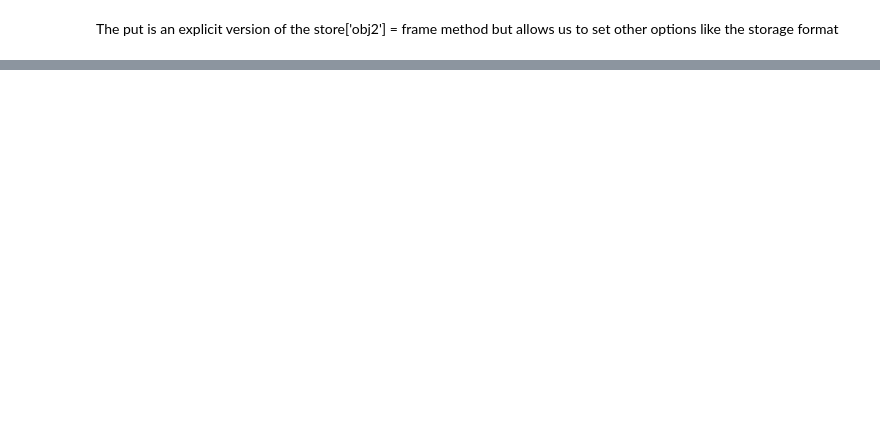
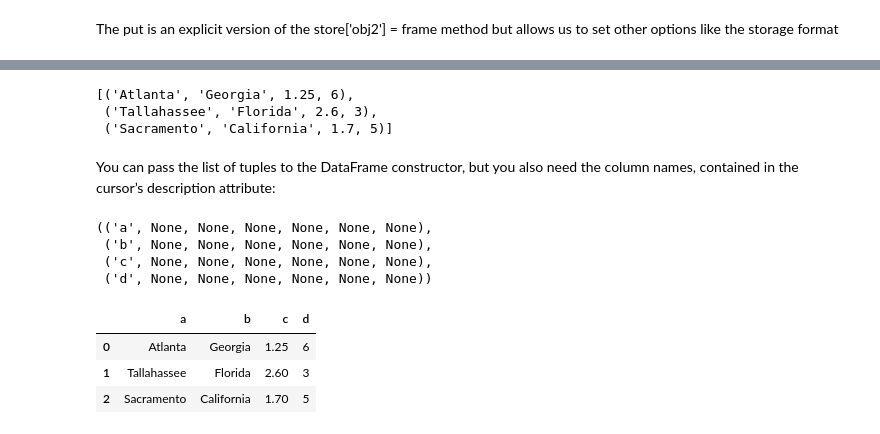
Before and after one commit to lucaslokchan/data-analysis, a Jupyter notebook: Python for Data Analysis/06_Data_Loading_Storage_and_File_Formats.ipynb, the cells around one changed output, grey strips where cells are left out. Cells and saved outputs as stored; diff of their text form; code cells hidden in the pictures; blank space fills up the shorter version.

```diff
--- a/Python for Data Analysis/06_Data_Loading_Storage_and_File_Formats.ipynb
+++ b/Python for Data Analysis/06_Data_Loading_Storage_and_File_Formats.ipynb
@@ -897,0 +1005,2 @@ The put is an explicit version of the store['obj2'] = frame method but allows us
+# %%
+con = sqlite3.connect('mydata.sqlite')
@@ -897,0 +1029,26 @@ The put is an explicit version of the store['obj2'] = frame method but allows us
+# %%
+cursor = con.execute('select * from test')
+# %%
+rows = cursor.fetchall()
+# %%
+rows
+# %% [output]
+[('Atlanta', 'Georgia', 1.25, 6),
+ ('Tallahassee', 'Florida', 2.6, 3),
+ ('Sacramento', 'California', 1.7, 5)]
+# %% [markdown]
+You can pass the list of tuples to the DataFrame constructor, but you also need the column names, contained in the cursor’s description attribute:
+# %%
+cursor.description
+# %% [output]
+(('a', None, None, None, None, None, None),
+ ('b', None, None, None, None, None, None),
+ ('c', None, None, None, None, None, None),
+ ('d', None, None, None, None, None, None))
+# %%
+pd.DataFrame(rows, columns=[x[0] for x in cursor.description])
+# %% [output]
+|  | a | b | c | d |
+| 0 | Atlanta | Georgia | 1.25 | 6 |
+| 1 | Tallahassee | Florida | 2.60 | 3 |
+| 2 | Sacramento | California | 1.70 | 5 |
```
Also changed, not shown: parts of 46 cells of this notebook.
